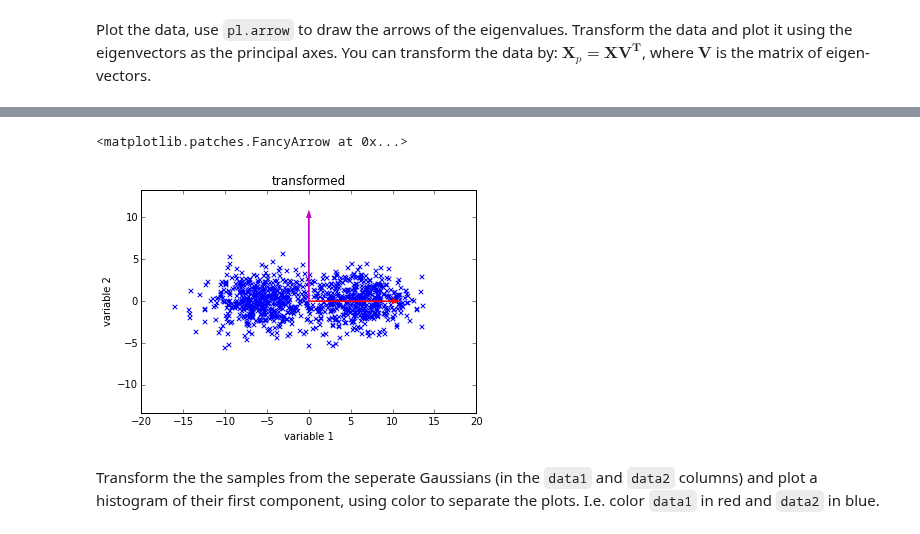
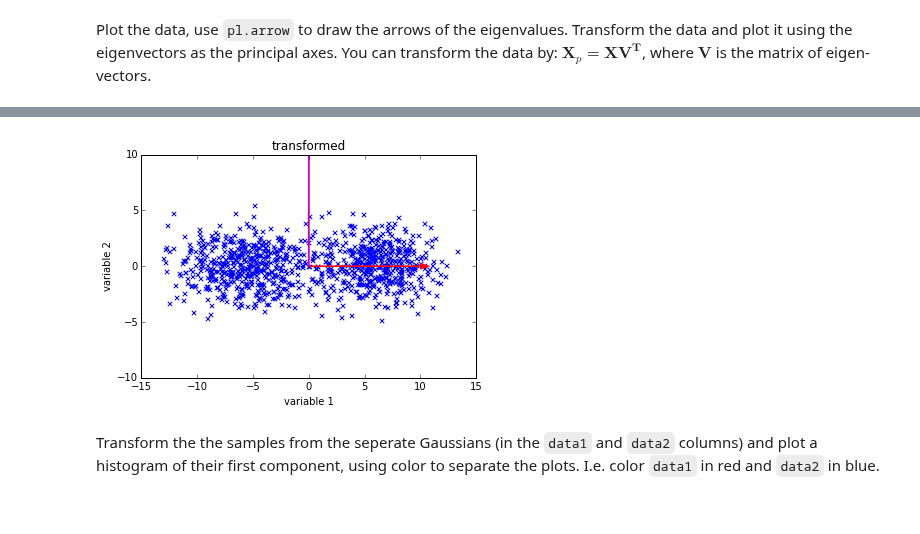
Before and after one commit to NICTA/MLSS, a Jupyter notebook: Intro to python.ipynb, the cells around one changed output, grey strips where cells are left out. Saved outputs shown, nothing was run; the diff lists cells and outputs as text; code cells hidden in the pictures.

```diff
--- a/Intro to python.ipynb
+++ b/Intro to python.ipynb
@@ -275,13 +309,12 @@ pl.arrow(0, 0, 10*v[0,1],10*v[1,1] , color='m', head_width=0.5)
 # %%
-pl.figure()
 transformed = data.dot(v.T)
+
 plot_points(transformed, name='transformed')
 
 pl.arrow(0, 0, 10,0 , color='r', head_width=0.5)
-pl.arrow(0, 0, 0,10 , color='m', head_width=0.5)
+pl.arrow(0, 0, 0,10 , color='m', head_width=0.5);
 # %% [output]
-<matplotlib.patches.FancyArrow at 0x...>
-[figure, old version]
+[figure, new version]
 # %% [markdown]
 Transform the the samples from the seperate Gaussians (in the `data1` and `data2` columns) and plot a histogram of their first component, using color to separate the plots. I.e. color `data1` in red and `data2` in blue.
 # %%
```
Also changed, not shown: parts of 27 cells of this notebook, 1 other file.
